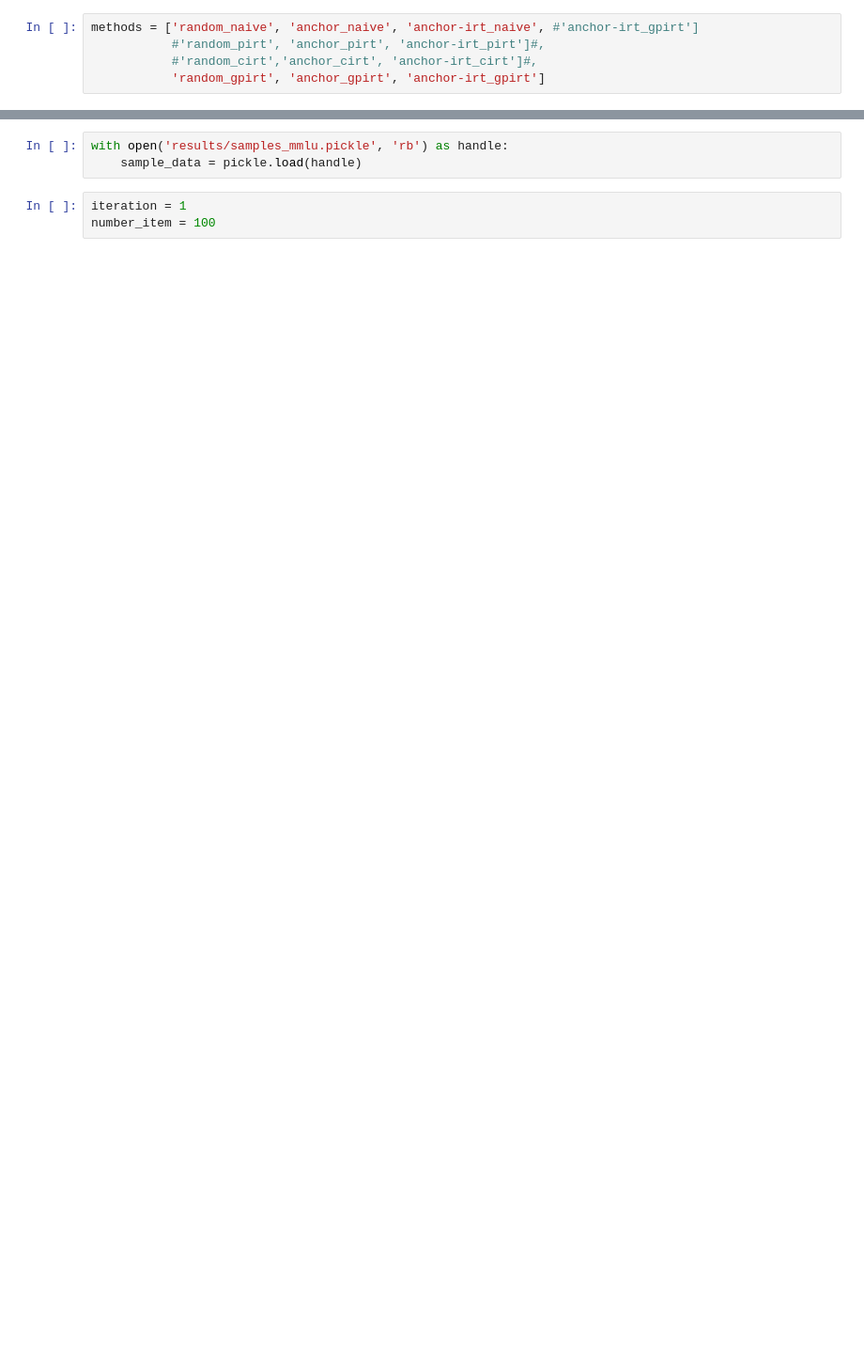
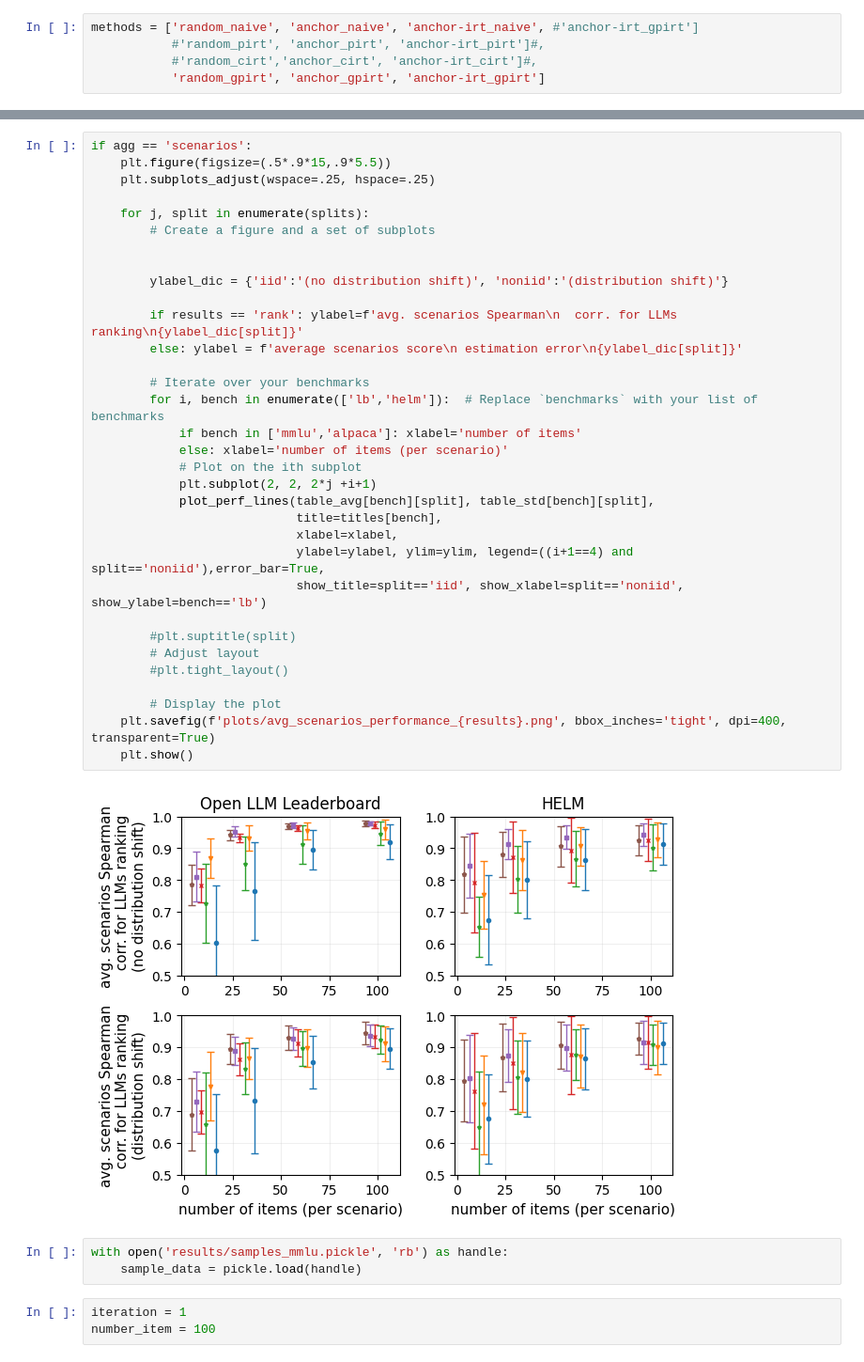
Before and after one commit to felipemaiapolo/efficbench, a Jupyter notebook: plots.ipynb, the cells around one changed output, grey strips where cells are left out. Shown at 94% size. Drawn from its saved outputs; the diff is of its cells as text; blank space fills up the shorter version.

```diff
--- a/plots.ipynb
+++ b/plots.ipynb
@@ -348,3 +227,38 @@ for split in splits:
+# %%
+if agg == 'scenarios':
+    plt.figure(figsize=(.5*.9*15,.9*5.5))
+    plt.subplots_adjust(wspace=.25, hspace=.25)
+
+    for j, split in enumerate(splits):
+        # Create a figure and a set of subplots
+
+
+        ylabel_dic = {'iid':'(no distribution shift)', 'noniid':'(distribution shift)'}
+
+        if results == 'rank': ylabel=f'avg. scenarios Spearman\n  corr. for LLMs ranking\n{ylabel_dic[split]}'
+        else: ylabel = f'average scenarios score\n estimation error\n{ylabel_dic[split]}'
+
+        # Iterate over your benchmarks
+        for i, bench in enumerate(['lb','helm']):  # Replace `benchmarks` with your list of benchmarks
+            if bench in ['mmlu','alpaca']: xlabel='number of items'
+            else: xlabel='number of items (per scenario)'
+            # Plot on the ith subplot
+            plt.subplot(2, 2, 2*j +i+1)
+            plot_perf_lines(table_avg[bench][split], table_std[bench][split],
+                            title=titles[bench],
+                            xlabel=xlabel,
+                            ylabel=ylabel, ylim=ylim, legend=((i+1==4) and split=='noniid'),error_bar=True,
+                            show_title=split=='iid', show_xlabel=split=='noniid', show_ylabel=bench=='lb')
+
+        #plt.suptitle(split)
+        # Adjust layout
+        #plt.tight_layout()
+
+        # Display the plot
+    plt.savefig(f'plots/avg_scenarios_performance_{results}.png', bbox_inches='tight', dpi=400, transparent=True)
+    plt.show()
+# %% [output]
+[figure, added]
 # %%
 with open('results/samples_mmlu.pickle', 'rb') as handle:
     sample_data = pickle.load(handle)
```
Also changed, not shown: parts of 41 cells of this notebook, 52 other files.
